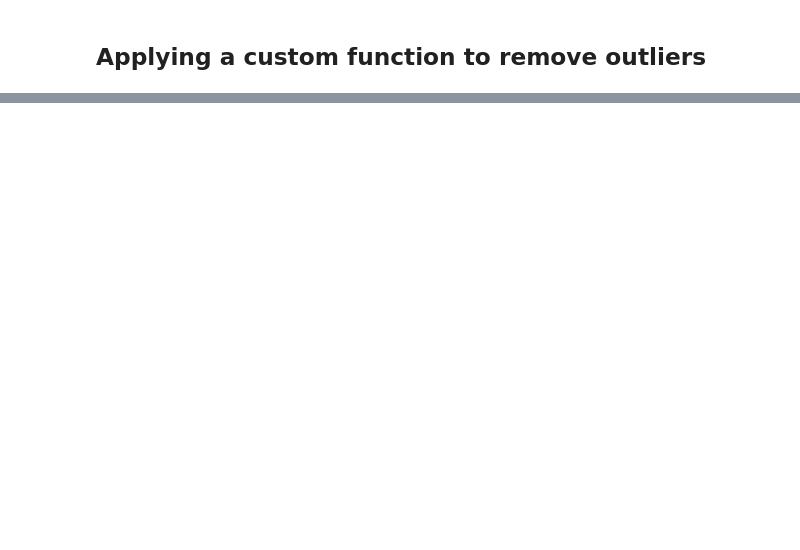
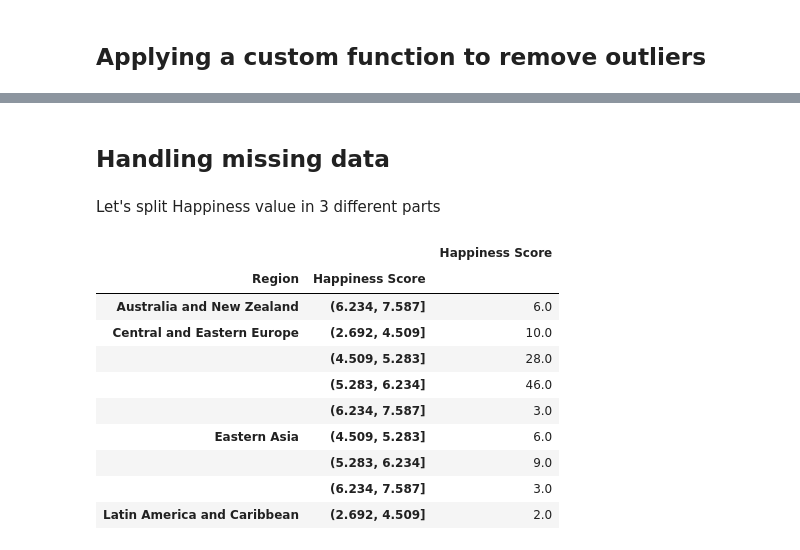
Before and after one commit to premanuj/data_science, a Jupyter notebook: Pandas and Numpy/pandas/pivot_tables.ipynb, the cells around one changed output, grey strips where cells are left out. Drawn from its saved outputs; the diff is of its cells as text; code cells hidden in the pictures; blank space fills up the shorter version.

```diff
--- a/Pandas and Numpy/pandas/pivot_tables.ipynb
+++ b/Pandas and Numpy/pandas/pivot_tables.ipynb
@@ -233,0 +280,19 @@ pd.pivot_table(data, index = 'Region', values="Happiness Score",
+# %% [markdown]
+## Handling missing data
+# %% [markdown]
+Let's split Happiness value in 3 different parts
+# %%
+score = pd.qcut(data['Happiness Score'], 4)
+pd.pivot_table(data, index= ['Region', score], values= "Happiness Score", aggfunc= 'count').head(9)
+# %% [output]
+|  |  | Happiness Score |
+| Region | Happiness Score |  |
+| Australia and New Zealand | (6.234, 7.587] | 6.0 |
+| Central and Eastern Europe | (2.692, 4.509] | 10.0 |
+|  | (4.509, 5.283] | 28.0 |
+|  | (5.283, 6.234] | 46.0 |
+|  | (6.234, 7.587] | 3.0 |
+| Eastern Asia | (4.509, 5.283] | 6.0 |
+|  | (5.283, 6.234] | 9.0 |
+|  | (6.234, 7.587] | 3.0 |
+| Latin America and Caribbean | (2.692, 4.509] | 2.0 |
```
Also changed, not shown: parts of 9 cells of this notebook.
